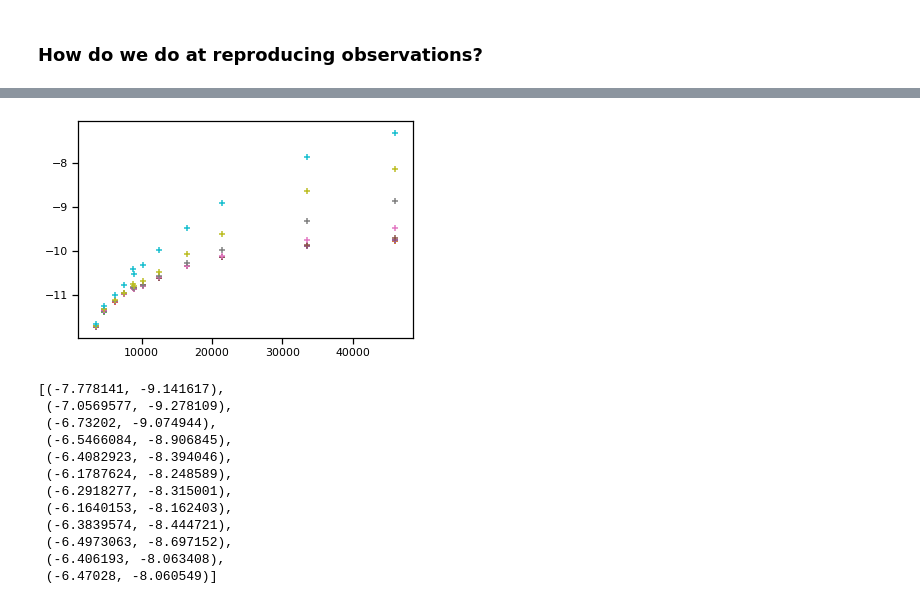
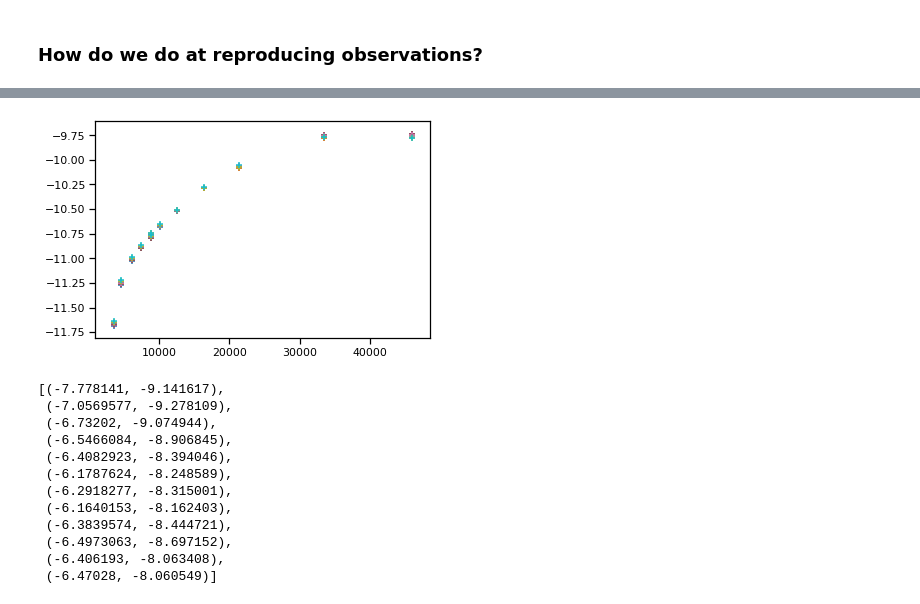
Before and after one commit to mwalmsley/agnfinder, a Jupyter notebook: notebooks/fitting_real_galaxies/results_on_uk_ir_selection.ipynb, the cells around one changed output, grey strips where cells are left out. Cells and saved outputs as stored; diff of their text form; code cells hidden in the pictures.

```diff
--- a/notebooks/fitting_real_galaxies/results_on_uk_ir_selection.ipynb
+++ b/notebooks/fitting_real_galaxies/results_on_uk_ir_selection.ipynb
@@ -126,7 +138,7 @@ _ = corner.corner(galaxy['samples'])
 #     theta[:, 1] = z
 #     plt.scatter(wavelengths, -np.squeeze(emulator(theta)), marker='+')
 # %%
-theta = np.ones((1, 8)) * 0.5
+theta = np.ones((1, 9)) * 0.5
 for z in np.linspace(0, .9, 10):
     theta[:, 2] = z
     plt.scatter(wavelengths, -np.squeeze(emulator(theta)), marker='+')
@@ -145,10 +147,10 @@ To change all layers to have dtype float64 by default, call `tf.keras.backend.se
 # %%
-theta = np.ones((1, 8)) * 0.5
+theta = np.ones((1, 9)) * 0.5
 for z in np.linspace(0, .9, 10):
     theta[:, -1] = z
     plt.scatter(wavelengths, -np.squeeze(emulator(theta)), marker='+')
 # %% [output]
-[figure, old version]
+[figure, new version]
 # %%
 list(zip(np.log10(galaxy['true_observations']), np.log10(galaxy['uncertainty'] / 5.)))
 # %% [output]
```
Also changed, not shown: parts of 25 cells of this notebook, 1 other file.
